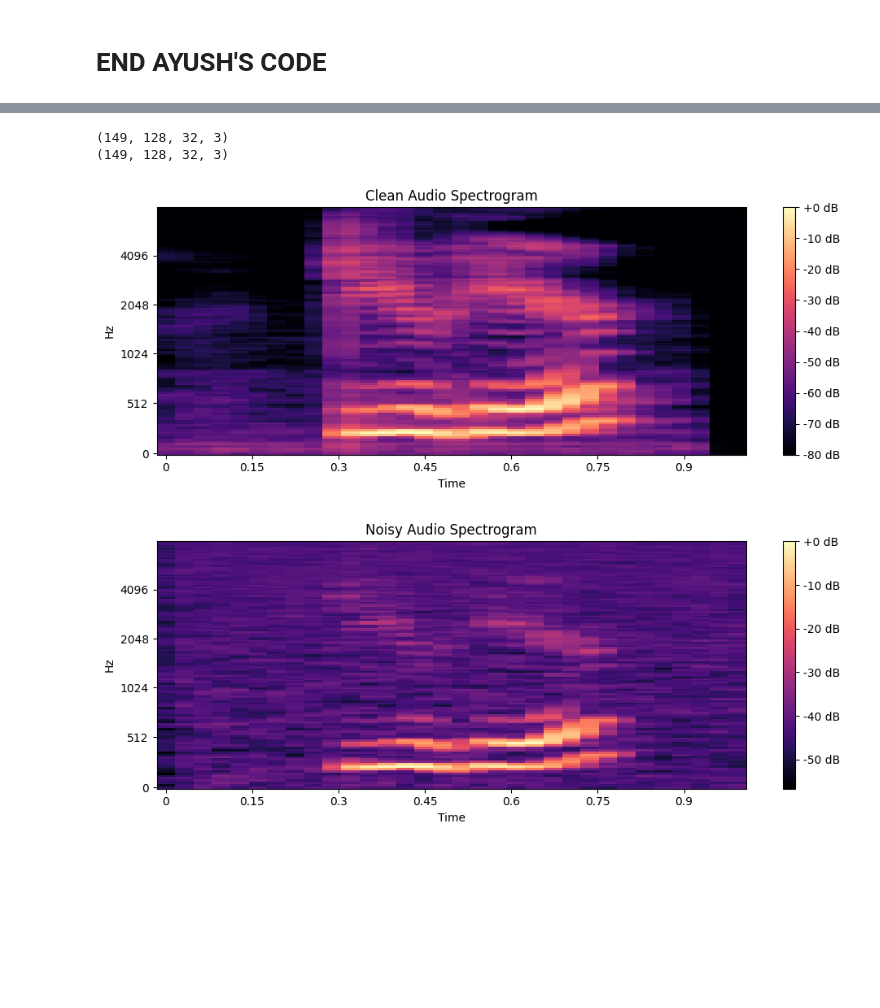
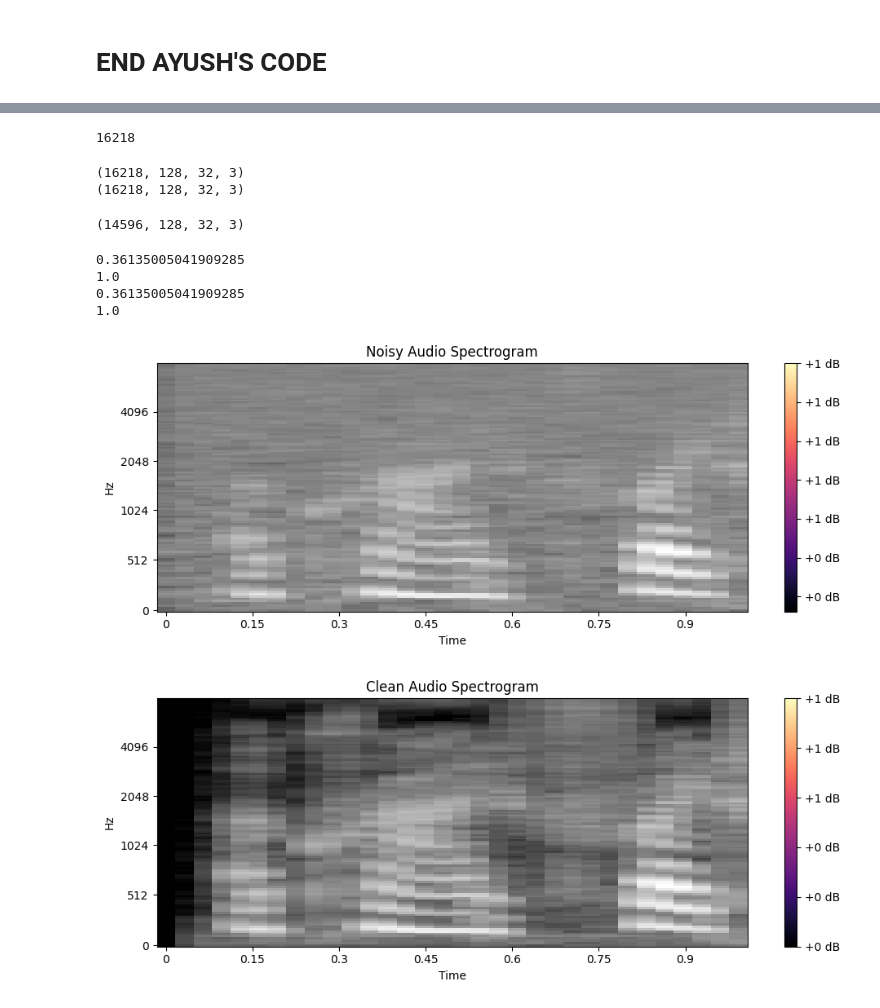
Before and after one commit to Deep-Learning-CS/CourseProjectDeepLearning, a Jupyter notebook: model_training/model_training_vgg_autoencoder.ipynb, the cells around one changed output, grey strips where cells are left out. Saved outputs shown, nothing was run; the diff lists cells and outputs as text; code cells hidden in the pictures; blank space fills up the shorter version.

```diff
--- a/model_training/model_training_vgg_autoencoder.ipynb
+++ b/model_training/model_training_vgg_autoencoder.ipynb
@@ -210,3 +200,18 @@ for flac_file in flac_files:
 
         noisy_spectrogram = extract_spectrogram(noisy_window, sr)
         noisy_spectrograms.append(noisy_spectrogram)
+# %%
+len(clean_spectrograms)
+# %% [output]
+16218
+# %%
+# turn list into numpy array
+# since the model is expecting 3 channels, repeat the value 3 times
+rgb_clean_spectrograms = np.repeat(np.array(clean_spectrograms)[..., np.newaxis], 3, axis=-1)
+rgb_noisy_spectrograms = np.repeat(np.array(noisy_spectrograms)[..., np.newaxis], 3, axis=-1)
+
+print(rgb_clean_spectrograms.shape)
+print(rgb_noisy_spectrograms.shape)
+# %% [output]
+(16218, 128, 32, 3)
+(16218, 128, 32, 3)
@@ -213 +223,5 @@ for flac_file in flac_files:
+# %%
+X_train.shape
+# %% [output]
+(14596, 128, 32, 3)
 # %%
@@ -220,19 +236,17 @@ scaled_noisy_spectrograms = (noisy_spectrograms - min_val) / (max_val - min_val)
-# %%
-# since the model is expecting 3 channels, repeat the value 3 times
-np_clean_spectrograms = np.array(scaled_clean_spectrograms)
-rgb_clean_spectrograms = np.repeat(np_clean_spectrograms[..., np.newaxis], 3, axis=-1)
-np_noisy_spectrograms = np.array(scaled_noisy_spectrograms)
-rgb_noisy_spectrograms = np.repeat(np_noisy_spectrograms[..., np.newaxis], 3, axis=-1)
-
-print(rgb_clean_spectrograms.shape)
-print(rgb_noisy_spectrograms.shape)
-# %% [output]
-(149, 128, 32, 3)
-(149, 128, 32, 3)
-# %%
-plot_spectrogram(clean_spectrograms[1], 'Clean Audio Spectrogram')
-plot_spectrogram(noisy_spectrograms[1], 'Noisy Audio Spectrogram')
-# %% [output]
-[figure, removed]
-[figure, removed]
+# %%
+print(np.min(scaled_X_train))
+print(np.max(scaled_y_train))
+print(np.min(scaled_X_test))
+print(np.max(scaled_y_test))
+# %% [output]
+0.36135005041909285
+1.0
+0.36135005041909285
+1.0
+# %%
+plot_spectrogram(scaled_X_train[0], 'Noisy Audio Spectrogram')
+plot_spectrogram(scaled_y_train[0], 'Clean Audio Spectrogram')
+# %% [output]
+[figure, added]
+[figure, added]
 # %%
```
Also changed, not shown: parts of 26 cells of this notebook, 2 other files.
